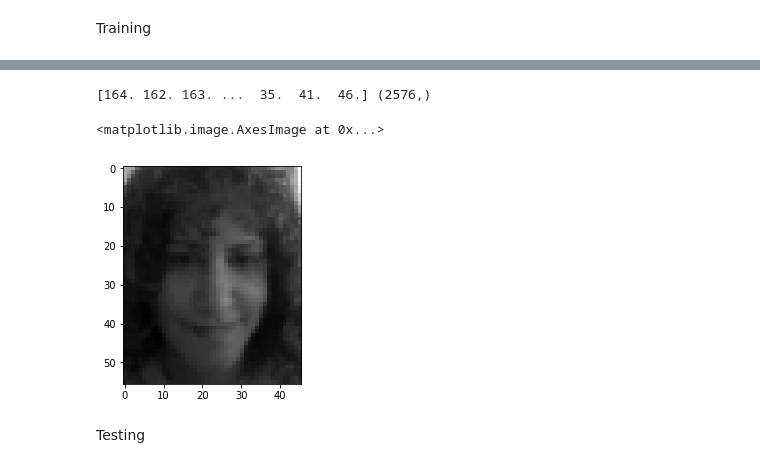
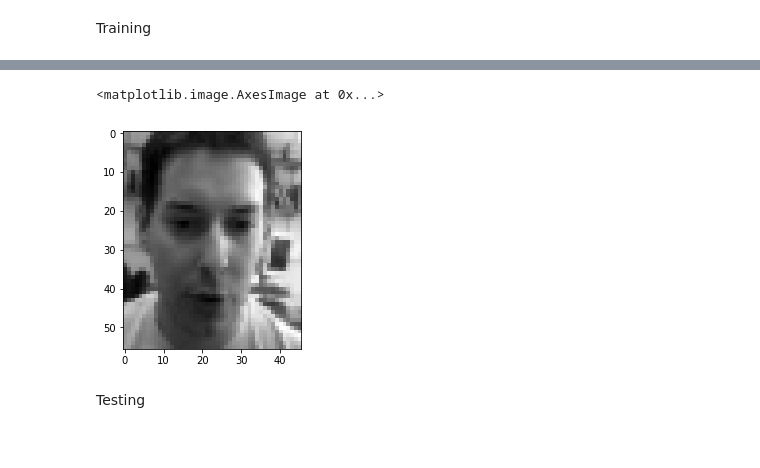
Before and after one commit to Karcsi127/patterrec1, a Jupyter notebook: exercise1.ipynb, the cells around one changed output, grey strips where cells are left out. Drawn from its saved outputs; the diff is of its cells as text; code cells hidden in the pictures.

```diff
--- a/exercise1.ipynb
+++ b/exercise1.ipynb
@@ -175,17 +109,11 @@ print (cov, cov.shape)
 # %%
-# Computing the eigenvalues and eigenvectors of the covariance matrix and measuring how long it takes
+# Computing the eigenvalues and eigenvectors of the covariance matrix directly and measuring how long it takes
 
-start = timeit.timeit()
-eigvals, eigvecs = np.linalg.eig(cov) # these are not ordered, so we order them and the corresponding eigenvalues
-end = timeit.timeit()
-print (end-start)
+start = time.time()
+eigvals, eigvecs = np.linalg.eig(cov) # these are not ordered, so we order them according to the eigenvalues
+end = time.time()
+print (end-start) # Execution time in seconds
 
 print (eigvals, eigvals.shape)
 print (eigvecs, eigvecs.shape)
-
-eig_test_1 = np.dot(cov, eigvecs[:, 0])
-eig_test_2 = eigvecs[:, 0]*eigvals[0]
-print (eig_test_1, eig_test_1.shape)
-print (eig_test_2, eig_test_2.shape)
-print (eig_test_1-eig_test_2, (eig_test_1-eig_test_2).shape) # Checking them: they are basically zero, so the eigenvalue computation is good
 # %% [output]
@@ -270,0 +170,18 @@ plt.show()
+# %%
+# Order eigenvalues and eigenvectors according to the size of the eigenvalues
+
+eigvals = np.abs(eigvals)
+index = eigvals.argsort()[::-1] # argsort returns the indices that would sort an array (in this case the vector eigvals)
+eigvals = eigvals[index]
+eigvecs = eigvecs[:,index]
+print (index, index.shape)
+print (eigvals, eigvals.shape)
+
+# How many zero eigenvalues do we have?
+
+print (np.linalg.matrix_rank(cov)) # We should have 2576 - 415 = 2161 zero eigenvalues
+print ((eigvals == np.zeros(eigvals.shape)).sum()) # The rounding errors will give 0 eigenvalues that are precisely zero
+print ((eigvals >= np.ones(eigvals.shape)/100000).sum()) # However there are 415 eigenvalues that are larger than 1e-05, which can be considered zero eigenvectors.
+print (eigvals.max()) # The largest eigenvalue
+print (eigvals[414])
+print (eigvals[415])
@@ -271,11 +230,9 @@ plt.show()
 # %%
-# We just keep the first n eigenvectors and eigenvalues
+# We keep the largest n eigenvalues and theeir corresponding eigenvectors n<=415, the other eigenvalues are zero
 
-n = 2500
+n = 400
 eigvecs_best = eigvecs[:, :n]
 eigvals_best = eigvals[:n]
-print (eigvecs_best, eigvecs_best.shape)
-print (eigvals_best, eigvals_best.shape)
 
 # Projecting each training data point to the space spanned by the eigenvectors
 proj_pca_train_norm = np.zeros((416, n))
@@ -306,12 +395,10 @@ print (proj_pca_train_norm, proj_pca_train_norm.shape)
 # %%
-# Let's try to reconstruct one face image, just as a sanity check to see if it is still the same face (worse quality of course, because we did a lossy transformation on it)
-face_check = avg_face + np.dot(eigvecs_best, proj_pca_train_norm[414, :])
-print (face_check, face_check.shape)
+# Let's try to reconstruct one face image, just as a sanity check to see if we can still see a face (worse quality of course, because we did a lossy transformation on it)
+face_check = avg_face + np.dot(eigvecs_best, proj_pca_train_norm[0, :])
 plt.imshow(np.reshape(face_check, (46,56)).T, cmap = 'gist_gray')
 # %% [output]
-[164. 162. 163. ...  35.  41.  46.] (2576,)
+<matplotlib.image.AxesImage at 0x...>
-<matplotlib.image.AxesImage at 0x...>
-[figure, old version]
+[figure, new version]
 # %% [markdown]
 Testing
 # %%
```
Also changed, not shown: parts of 23 cells of this notebook.
